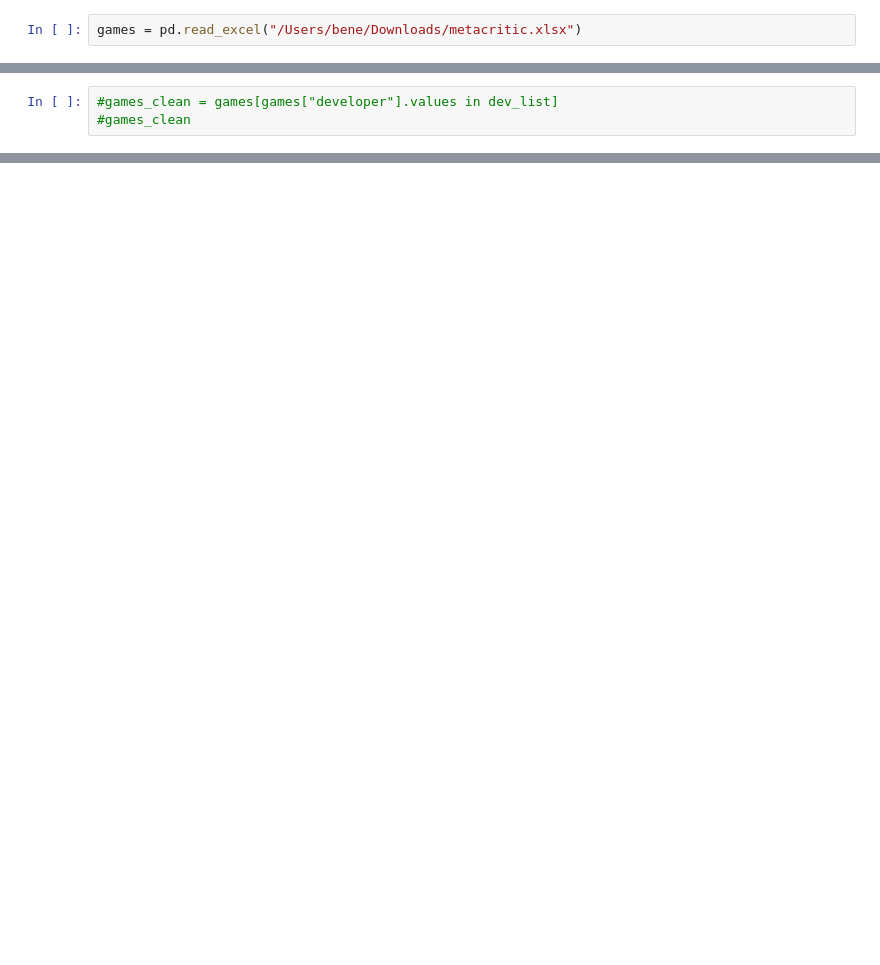
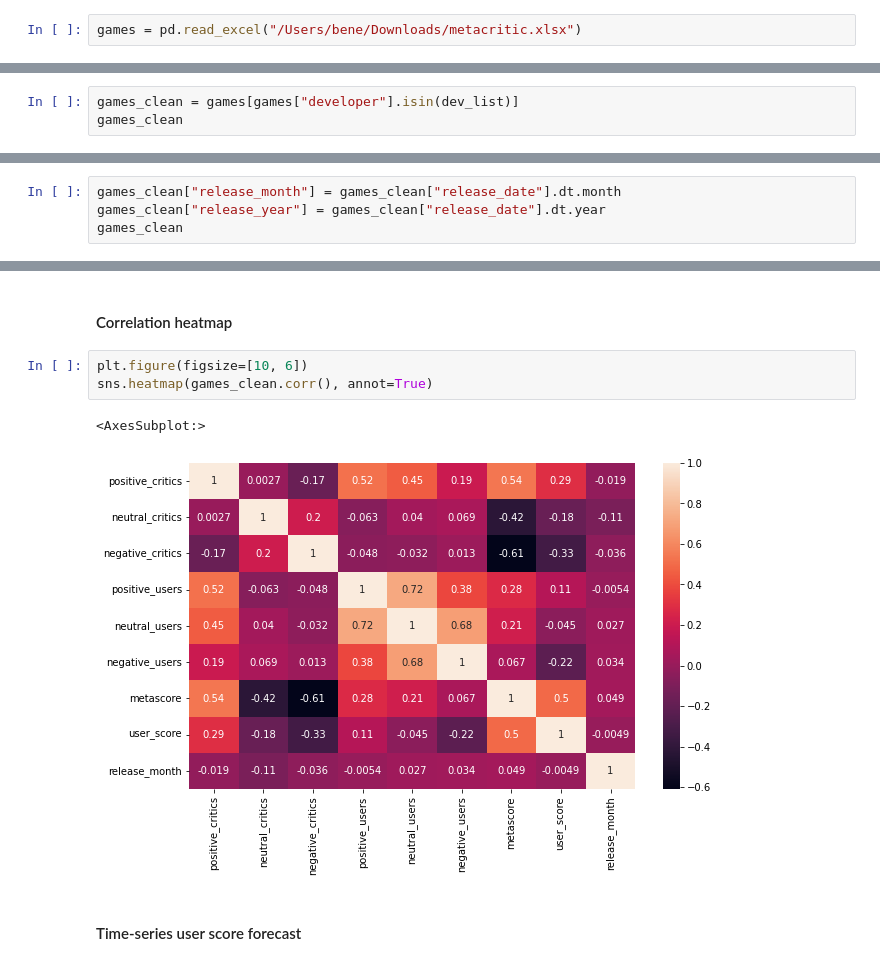
Before and after one commit to yanisben/IronHack_labs, a Jupyter notebook: Final_project/metacritic.ipynb, the cells around one changed output, grey strips where cells are left out. Saved outputs shown, nothing was run; the diff lists cells and outputs as text; blank space fills up the shorter version.

```diff
--- a/Final_project/metacritic.ipynb
+++ b/Final_project/metacritic.ipynb
@@ -93,4 +145,4 @@ dev_list
 # %%
-#games_clean = games[games["developer"].values in dev_list]
-#games_clean
+games_clean = games[games["developer"].isin(dev_list)]
+games_clean
 # %% [output]
@@ -97,0 +182,4 @@ ValueError: can only convert an array of size 1 to a Python scalar
+# %%
+games_clean["release_month"] = games_clean["release_date"].dt.month
+games_clean["release_year"] = games_clean["release_date"].dt.year
+games_clean
@@ -97,0 +210,10 @@ ValueError: can only convert an array of size 1 to a Python scalar
+# %% [markdown]
+#### Correlation heatmap
+# %%
+plt.figure(figsize=[10, 6])
+sns.heatmap(games_clean.corr(), annot=True)
+# %% [output]
+<AxesSubplot:>
+[figure, added]
+# %% [markdown]
+#### Time-series user score forecast
```
Also changed, not shown: parts of 73 cells of this notebook, 8 other files.
